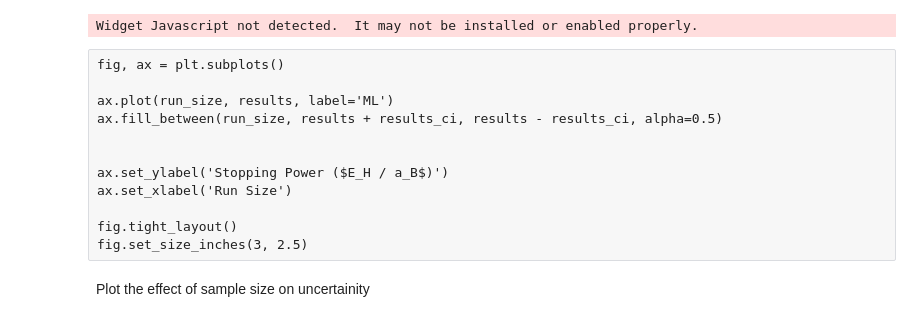
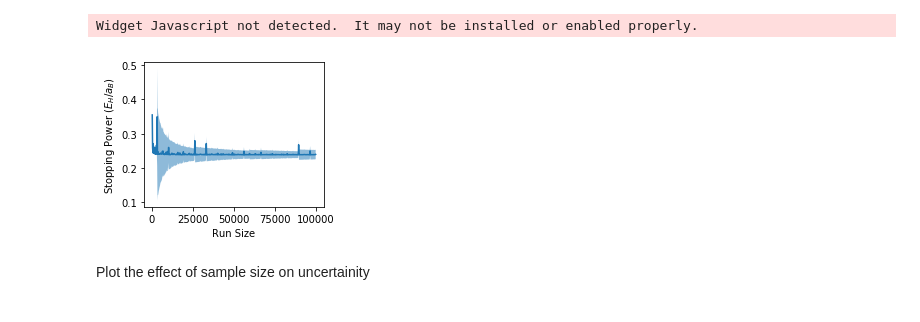
Before and after one commit to globus-labs/stopping-power-ml, a Jupyter notebook: bayesian-regression-ci.ipynb, the cells around one changed output. Drawn from its saved outputs; the diff is of its cells as text; code cells hidden in the pictures.

```diff
--- a/bayesian-regression-ci.ipynb
+++ b/bayesian-regression-ci.ipynb
@@ -117,5 +101,6 @@ Save the trajectory with forces
+# %%
+model = pkl.load(open('best_model.pkl', 'rb'))
 # %%
-model = BayesianRidge(normalize=True)
 model.fit(data[X_cols], data[y_col])
 run_data['force'] = model.predict(run_data[X_cols])
 # %%
@@ -130,6 +114,5 @@ Here, we assume the error in the stopping power comes from two different sources
 # %% [markdown]
 Test out computing uncertainties
 # %%
-model = BayesianRidge(normalize=True)
 model.fit(data[X_cols].iloc[:20], data[y_col].iloc[:20])
 # %% [output]
@@ -166,7 +151,7 @@ def compute_ml_stopping_power(train_data, run_data):
     model = BayesianRidge(normalize=True).fit(train_data[X_cols], train_data[y_col])
 
     # Run the model on the run data
-    force, force_std = model.predict(run_data[X_cols], True)
+    force, force_std = model.predict(run_data[X_cols], return_std=True)
 
     # Compute the mean, error
     finite_sample = np.var(force) / len(run_data)
@@ -182,18 +167,20 @@ Widget Javascript not detected.  It may not be installed or enabled properly.
 # %%
 results = np.array(results)
 results_ci = np.array(results_std)
-# %% [raw]
-fig, ax = plt.subplots()
-
-ax.plot(run_size, results, label='ML')
-ax.fill_between(run_size, results + results_ci, results - results_ci, alpha=0.5)
-
-
-ax.set_ylabel('Stopping Power ($E_H / a_B$)')
-ax.set_xlabel('Run Size')
-
-fig.tight_layout()
-fig.set_size_inches(3, 2.5)
+# %%
+fig, ax = plt.subplots()
+
+ax.plot(run_size, results, label='ML')
+ax.fill_between(run_size, results + results_ci, results - results_ci, alpha=0.5)
+
+
+ax.set_ylabel('Stopping Power ($E_H / a_B$)')
+ax.set_xlabel('Run Size')
+
+fig.tight_layout()
+fig.set_size_inches(3, 2.5)
+# %% [output]
+[figure, added]
 # %% [markdown]
 Plot the effect of sample size on uncertainity
 # %%
```
Also changed, not shown: parts of 18 cells of this notebook, 18 other files.
